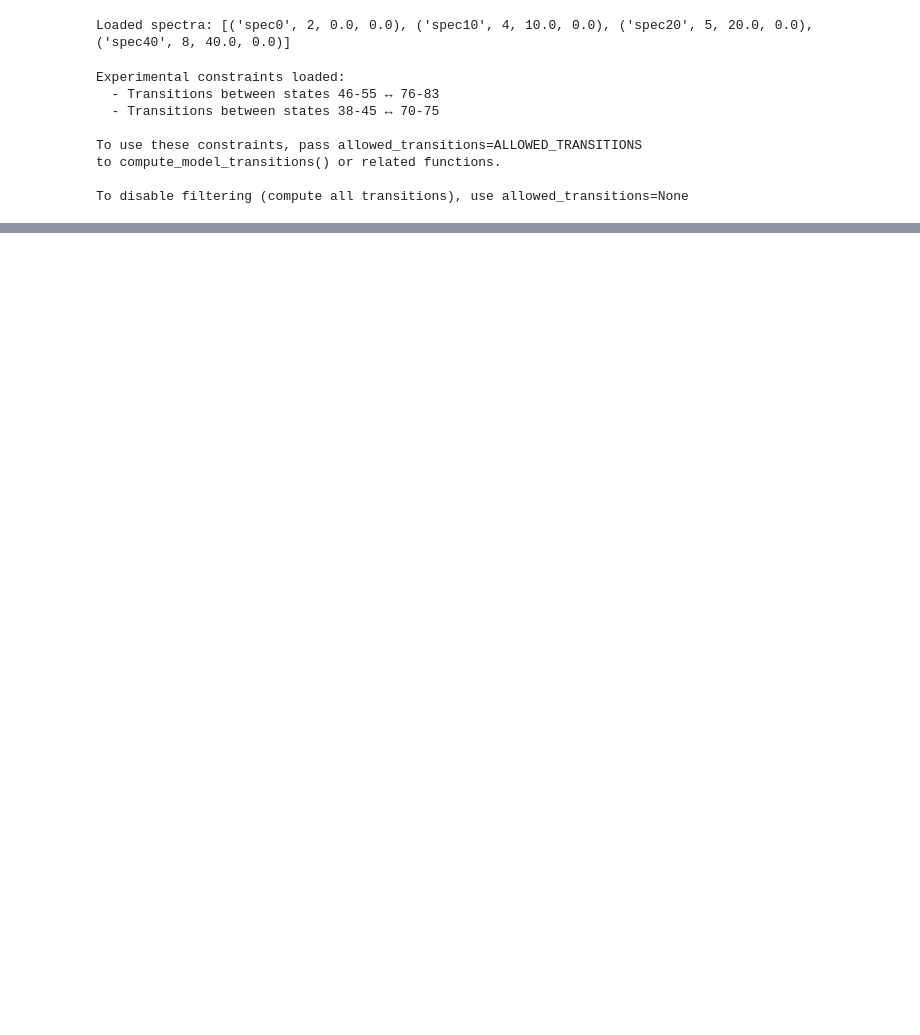
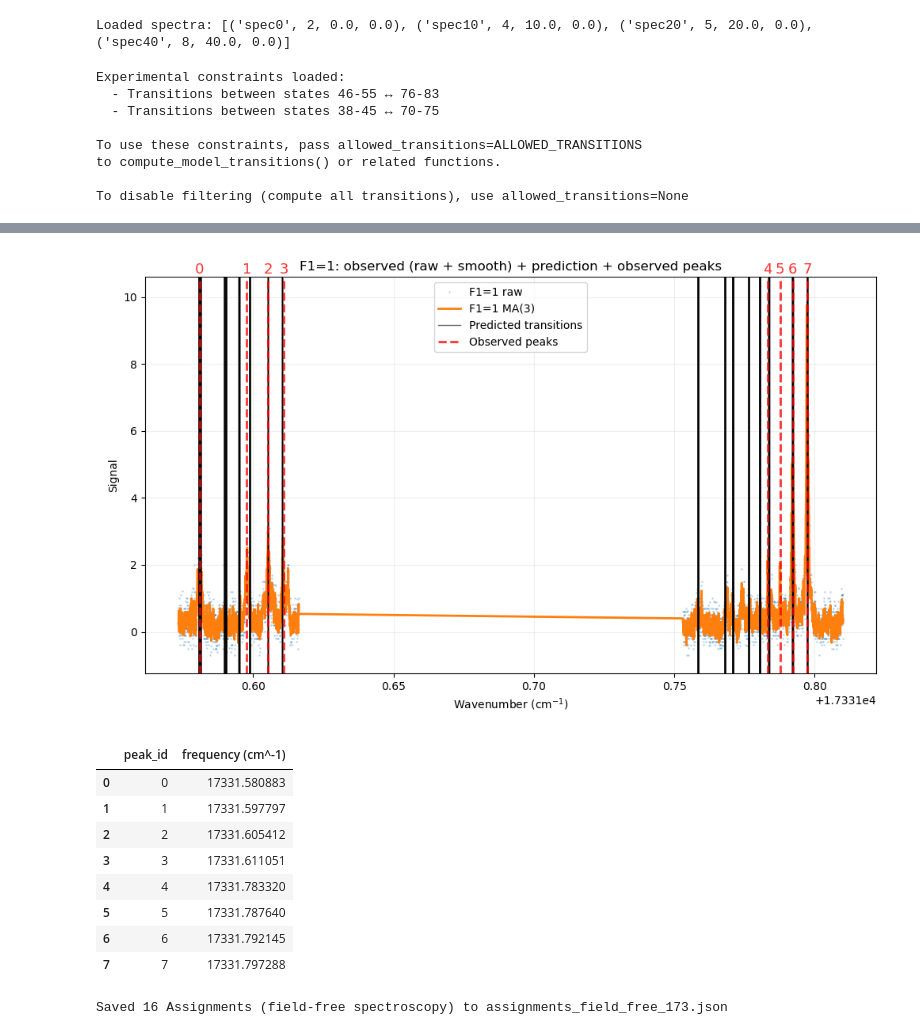
Before and after one commit to YuikiTakahashi/Molecule_spectrum_prediction, a Jupyter notebook: 173_prediction_Mar2026.ipynb, the cells around one changed output, grey strips where cells are left out. Saved outputs shown, nothing was run; the diff lists cells and outputs as text; code cells hidden in the pictures; blank space fills up the shorter version.

Commit message:
Assignment possibly worked!

```diff
--- a/173_prediction_Mar2026.ipynb
+++ b/173_prediction_Mar2026.ipynb
@@ -3265,34 +3614,45 @@ plot_all_scans_with_predictions(
 # %%
-F1_number = 'F1=4'
+F1_number = 'F1=1'
 observed_peaks = np.loadtxt('peaks_filtered_' + str(F1_number) + '.txt')
 
 # Same plot as cell 33 but filtered to F1_number and with observed peaks overlaid
 _pred_df = transitions_df if "transitions_df" in globals() else None
 plot_all_scans_with_predictions(
     "all_scans_sorted.csv",
     transitions_df=_pred_df,
     unit_hint="auto",
     window=3,
     only_pumping=[F1_number],
     plot_raw=True,
     alpha_raw=0.2,
     marker_size=2,
     line_color="black",
     line_alpha=0.6,
     line_width=1.0,
     title=f"{F1_number}: observed (raw + smooth) + prediction + observed peaks",
     hover_predicted=True,
     observed_peaks=observed_peaks,
     observed_peaks_color="red",
     observed_peaks_alpha=0.8,
     observed_peaks_linestyle="--",
 )
 
 # Table of peak ID and frequency
 obs_flat = np.atleast_1d(np.asarray(observed_peaks, dtype=float)).flatten()
 obs_valid = obs_flat[np.isfinite(obs_flat)]
 observed_peaks_df = pd.DataFrame({"peak_id": np.arange(len(obs_valid)), "frequency (cm^-1)": obs_valid})
 display(observed_peaks_df)
+# %% [output]
+[figure, added]
+|  | peak_id | frequency (cm^-1) |
+| 0 | 0 | 17331.580883 |
+| 1 | 1 | 17331.597797 |
+| 2 | 2 | 17331.605412 |
+| 3 | 3 | 17331.611051 |
+| 4 | 4 | 17331.783320 |
+| 5 | 5 | 17331.787640 |
+| 6 | 6 | 17331.792145 |
+| 7 | 7 | 17331.797288 |
 # %%
 # 200 V/cm comparison plot: all pumpings + predicted transition lines
 df_200 = pd.read_csv("all_scans_sorted_200Vcm.csv")
@@ -3350,6 +3710,9 @@ for f1_label in pumpings_200:
     )
 # %%
 Assignments = [
+ {'freq': 17331.783320,
+  'ground state': {'N': 1, 'G': 3, 'F': 2, 'Parity': 1},
+  'excited state': {'J': 1.5, 'F': 3,  'Parity': -1}},
  {'freq': 17331.605394,
   'ground state': {'N': 1, 'G': 2, 'F': 1, 'Parity': 1},
   'excited state': {'J': 1.5, 'F': 2,  'Parity': -1}},
@@ -3402,6 +3765,8 @@ import json
 with open('assignments_field_free_173.json', 'w') as f:
     json.dump(Assignments, f, indent=2)
 print(f'Saved {len(Assignments)} Assignments (field-free spectroscopy) to assignments_field_free_173.json')
+# %% [output]
+Saved 16 Assignments (field-free spectroscopy) to assignments_field_free_173.json
 # %%
 # Plot observed data + assigned lines (from Assignments) with hover - similar to cell 34 but using Assignments
 # Requires: plot_all_scans_with_predictions cell run (for moving_average, mplcursors, etc.)
```
Also changed, not shown: parts of 17 cells of this notebook, 5 other files.
